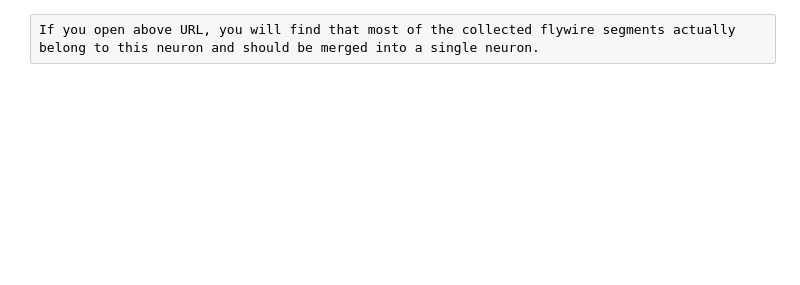
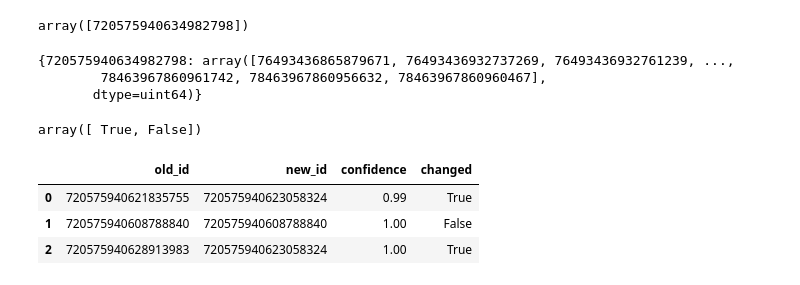
Before and after one commit to navis-org/fafbseg-py, a Jupyter notebook: docs/source/tutorials/flywire_segments.ipynb, the cells around one changed output. Drawn from its saved outputs; the diff is of its cells as text; code cells hidden in the pictures; blank space fills up the shorter version.

```diff
--- a/docs/source/tutorials/flywire_segments.ipynb
+++ b/docs/source/tutorials/flywire_segments.ipynb
@@ -68,2 +14,0 @@ fafbseg.flywire.encode_url(segments=counts[counts >= 5].index.values, open_brows
-# %% [raw]
-If you open above URL, you will find that most of the collected flywire segments actually belong to this neuron and should be merged into a single neuron.
@@ -69,0 +17,27 @@ If you open above URL, you will find that most of the collected flywire segments
+# %%
+# Fetch the root IDs at given location(s)
+roots = flywire.locs_to_segments([[95764, 60326, 4855]])
+roots
+# %% [output]
+array([720575940634982798])
+# %%
+# Get the supervoxels making up a given root
+flywire.roots_to_supervoxels(720575940634982798)
+# %% [output]
+{720575940634982798: array([76493436865879671, 76493436932737269, 76493436932761239, ...,
+        78463967860961742, 78463967860956632, 78463967860960467],
+       dtype=uint64)}
+# %%
+# Check if root IDs are outdated (i.e. have more recent edits)
+flywire.is_latest_root([720575940626046792, 720575940621835755])
+# %% [output]
+array([ True, False])
+# %%
+# Update a couple of old root IDs
+updated = flywire.update_ids([720575940621835755, 720575940608788840, 720575940628913983])
+updated
+# %% [output]
+|  | old_id | new_id | confidence | changed |
+| 0 | 720575940621835755 | 720575940623058324 | 0.99 | True |
+| 1 | 720575940608788840 | 720575940608788840 | 1.00 | False |
+| 2 | 720575940628913983 | 720575940623058324 | 1.00 | True |
```
Also changed, not shown: parts of 11 cells of this notebook, 7 other files.
